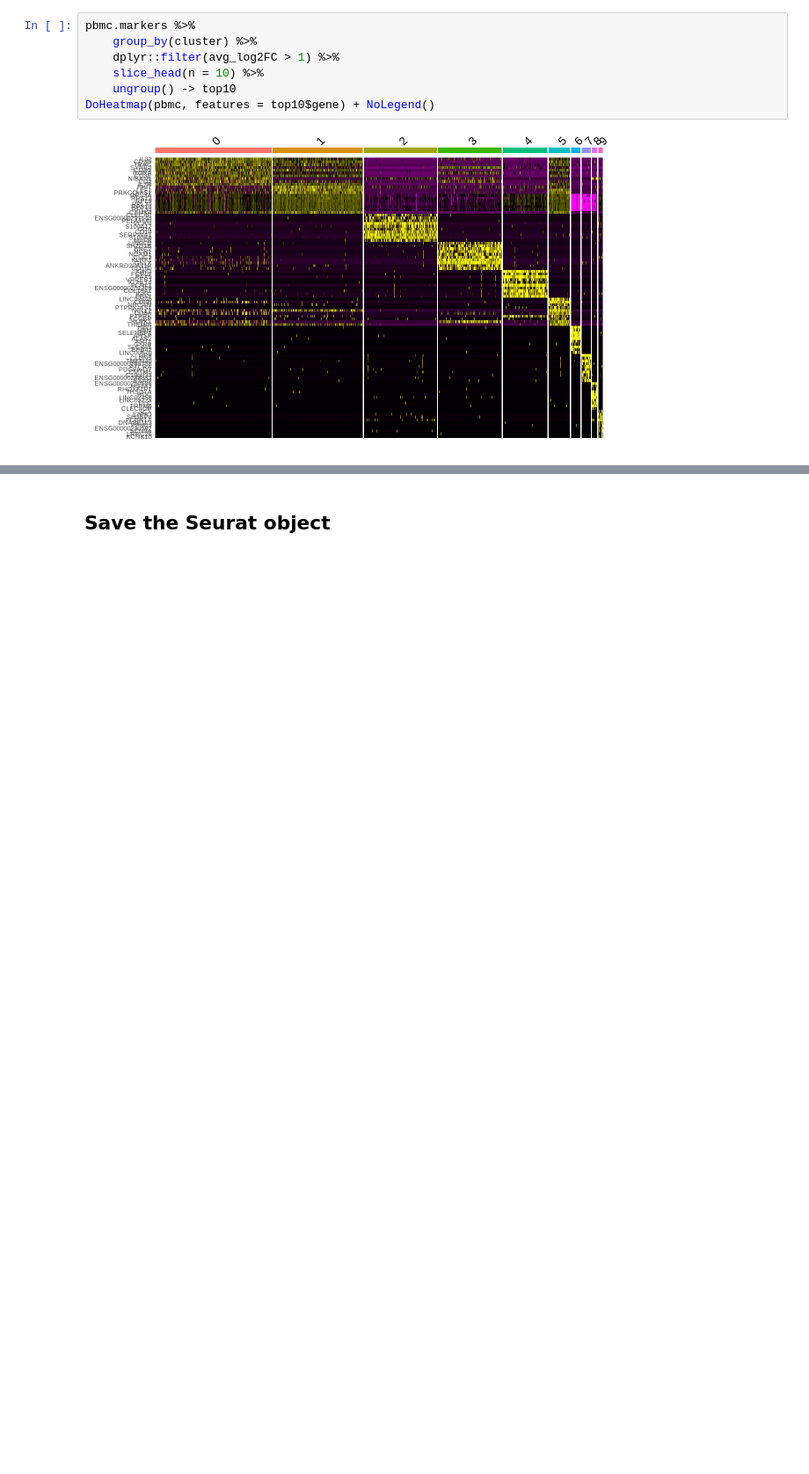
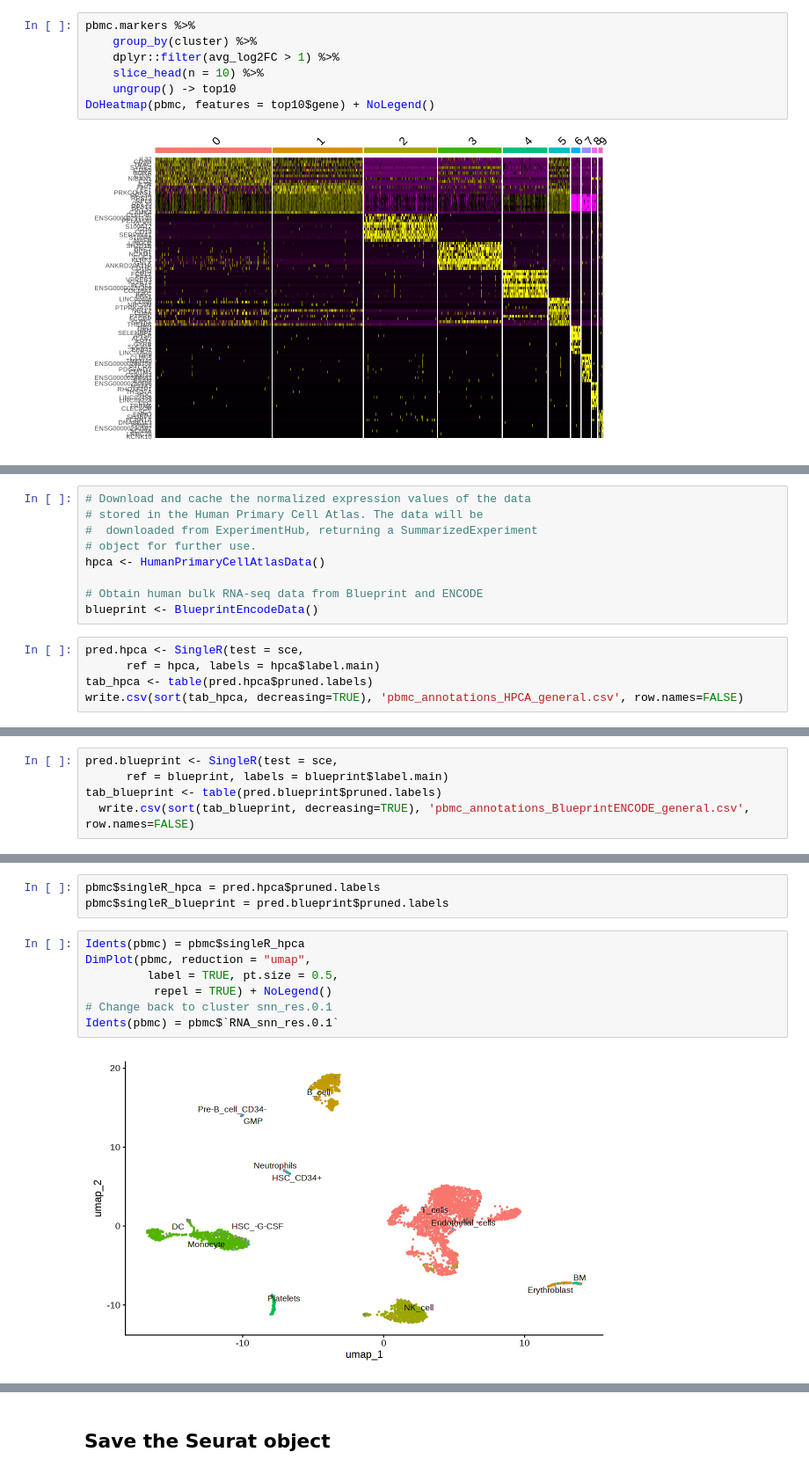
Before and after one commit to Bix4UMD/BIOI611_lab, a Jupyter notebook: docs/BIOI611_scRNA.ipynb, the cells around one changed output, grey strips where cells are left out. Shown at 88% size. Saved outputs shown, nothing was run; the diff lists cells and outputs as text; blank space fills up the shorter version.

```diff
--- a/docs/BIOI611_scRNA.ipynb
+++ b/docs/BIOI611_scRNA.ipynb
@@ -588,0 +643,14 @@ DoHeatmap(pbmc, features = top10$gene) + NoLegend()
+# %%
+# Download and cache the normalized expression values of the data
+# stored in the Human Primary Cell Atlas. The data will be
+#  downloaded from ExperimentHub, returning a SummarizedExperiment
+# object for further use.
+hpca <- HumanPrimaryCellAtlasData()
+
+# Obtain human bulk RNA-seq data from Blueprint and ENCODE
+blueprint <- BlueprintEncodeData()
+# %%
+pred.hpca <- SingleR(test = sce,
+      ref = hpca, labels = hpca$label.main)
+tab_hpca <- table(pred.hpca$pruned.labels)
+write.csv(sort(tab_hpca, decreasing=TRUE), 'pbmc_annotations_HPCA_general.csv', row.names=FALSE)
@@ -588,0 +679,5 @@ DoHeatmap(pbmc, features = top10$gene) + NoLegend()
+# %%
+pred.blueprint <- SingleR(test = sce,
+      ref = blueprint, labels = blueprint$label.main)
+tab_blueprint <- table(pred.blueprint$pruned.labels)
+  write.csv(sort(tab_blueprint, decreasing=TRUE), 'pbmc_annotations_BlueprintENCODE_general.csv', row.names=FALSE)
@@ -588,0 +704,12 @@ DoHeatmap(pbmc, features = top10$gene) + NoLegend()
+# %%
+pbmc$singleR_hpca = pred.hpca$pruned.labels
+pbmc$singleR_blueprint = pred.blueprint$pruned.labels
+# %%
+Idents(pbmc) = pbmc$singleR_hpca
+DimPlot(pbmc, reduction = "umap",
+         label = TRUE, pt.size = 0.5,
+          repel = TRUE) + NoLegend()
+# Change back to cluster snn_res.0.1
+Idents(pbmc) = pbmc$`RNA_snn_res.0.1`
+# %% [output]
+[figure, added]
```
Also changed, not shown: parts of 36 cells of this notebook.
